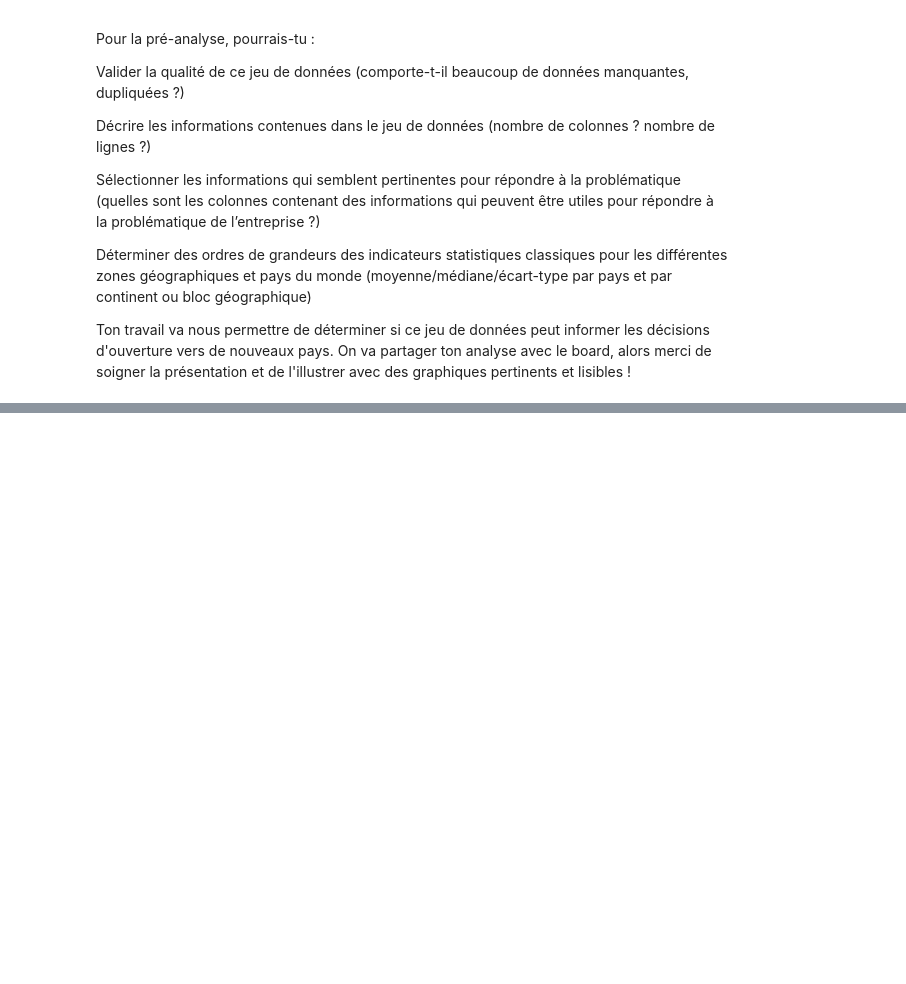
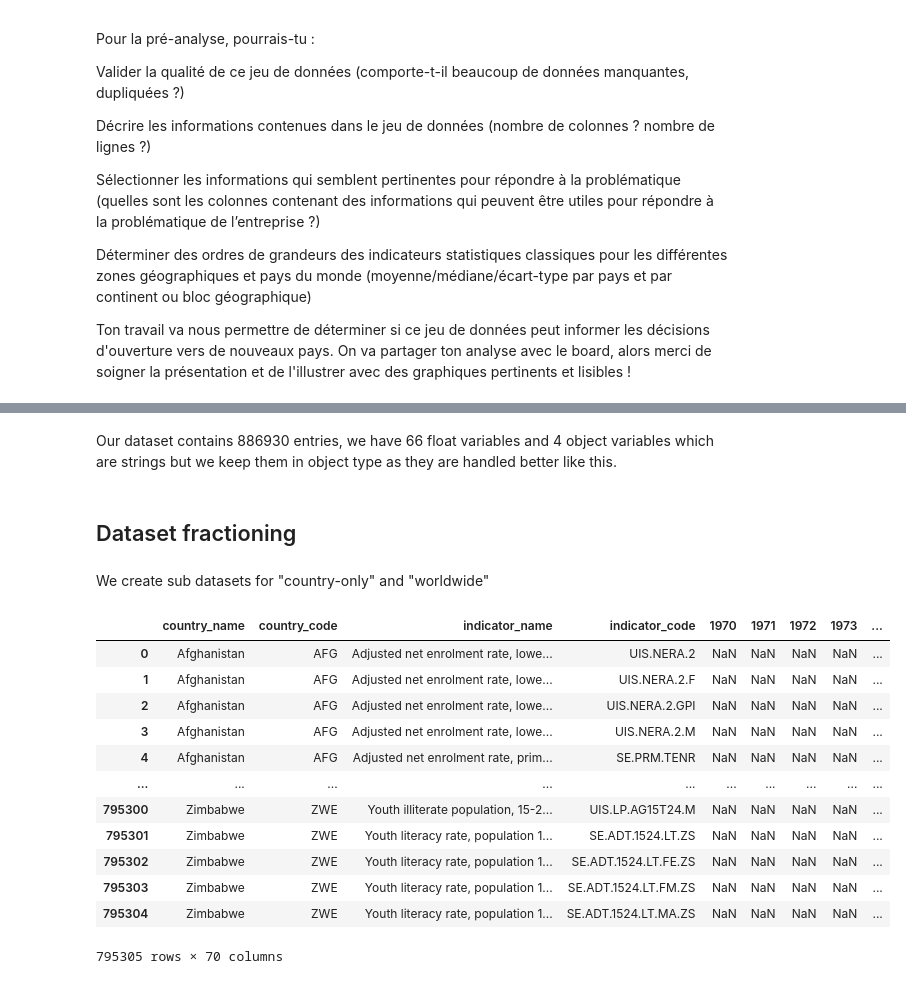
Before and after one commit to corentin5002/edStat, a Jupyter notebook: EdStats notebook.ipynb, the cells around one changed output, grey strips where cells are left out. Drawn from its saved outputs; the diff is of its cells as text; code cells hidden in the pictures; blank space fills up the shorter version.

```diff
--- a/EdStats notebook.ipynb
+++ b/EdStats notebook.ipynb
@@ -36,0 +89,35 @@ Ton travail va nous permettre de déterminer si ce jeu de données peut informer
+# %% [markdown]
+Our dataset contains 886930 entries, we have 66 float variables and 4 object variables which are strings but we keep them in object type as they are handled better like this.
+# %% [markdown]
+## Dataset fractioning
+# %% [markdown]
+We create sub datasets for "country-only" and "worldwide"
+# %%
+# we convert the column names to serpent case
+dfEdStatsData.columns = dfEdStatsData.columns.str.lower().str.replace(' ', '_')
+dfEdStatsData
+
+# world sub dataset
+dfEdStatsDataWorld = dfEdStatsData[dfEdStatsData['country_name'] == 'World']
+
+# country sub dataset
+# we check for the first occurence of Afghanistan as it is the first country in the dataset
+firstOccurence = dfEdStatsData[dfEdStatsData['country_name'] == 'Afghanistan'].index[0]
+# we split the dataset into two parts
+dfEdStatsDataCountry = dfEdStatsData.iloc[firstOccurence:]
+dfEdStatsDataCountry.reset_index(drop=True, inplace=True)
+dfEdStatsDataCountry
+# %% [output]
+|  | country_name | country_code | indicator_name | indicator_code | 1970 | 1971 | 1972 | 1973 | ... |
+| 0 | Afghanistan | AFG | Adjusted net enrolment rate, lowe... | UIS.NERA.2 | NaN | NaN | NaN | NaN | ... |
+| 1 | Afghanistan | AFG | Adjusted net enrolment rate, lowe... | UIS.NERA.2.F | NaN | NaN | NaN | NaN | ... |
+| 2 | Afghanistan | AFG | Adjusted net enrolment rate, lowe... | UIS.NERA.2.GPI | NaN | NaN | NaN | NaN | ... |
+| 3 | Afghanistan | AFG | Adjusted net enrolment rate, lowe... | UIS.NERA.2.M | NaN | NaN | NaN | NaN | ... |
+| 4 | Afghanistan | AFG | Adjusted net enrolment rate, prim... | SE.PRM.TENR | NaN | NaN | NaN | NaN | ... |
+| ... | ... | ... | ... | ... | ... | ... | ... | ... | ... |
+| 795300 | Zimbabwe | ZWE | Youth illiterate population, 15-2... | UIS.LP.AG15T24.M | NaN | NaN | NaN | NaN | ... |
+| 795301 | Zimbabwe | ZWE | Youth literacy rate, population 1... | SE.ADT.1524.LT.ZS | NaN | NaN | NaN | NaN | ... |
+| 795302 | Zimbabwe | ZWE | Youth literacy rate, population 1... | SE.ADT.1524.LT.FE.ZS | NaN | NaN | NaN | NaN | ... |
+| 795303 | Zimbabwe | ZWE | Youth literacy rate, population 1... | SE.ADT.1524.LT.FM.ZS | NaN | NaN | NaN | NaN | ... |
+| 795304 | Zimbabwe | ZWE | Youth literacy rate, population 1... | SE.ADT.1524.LT.MA.ZS | NaN | NaN | NaN | NaN | ... |
+795305 rows × 70 columns
```
Also changed, not shown: parts of 18 cells of this notebook.
